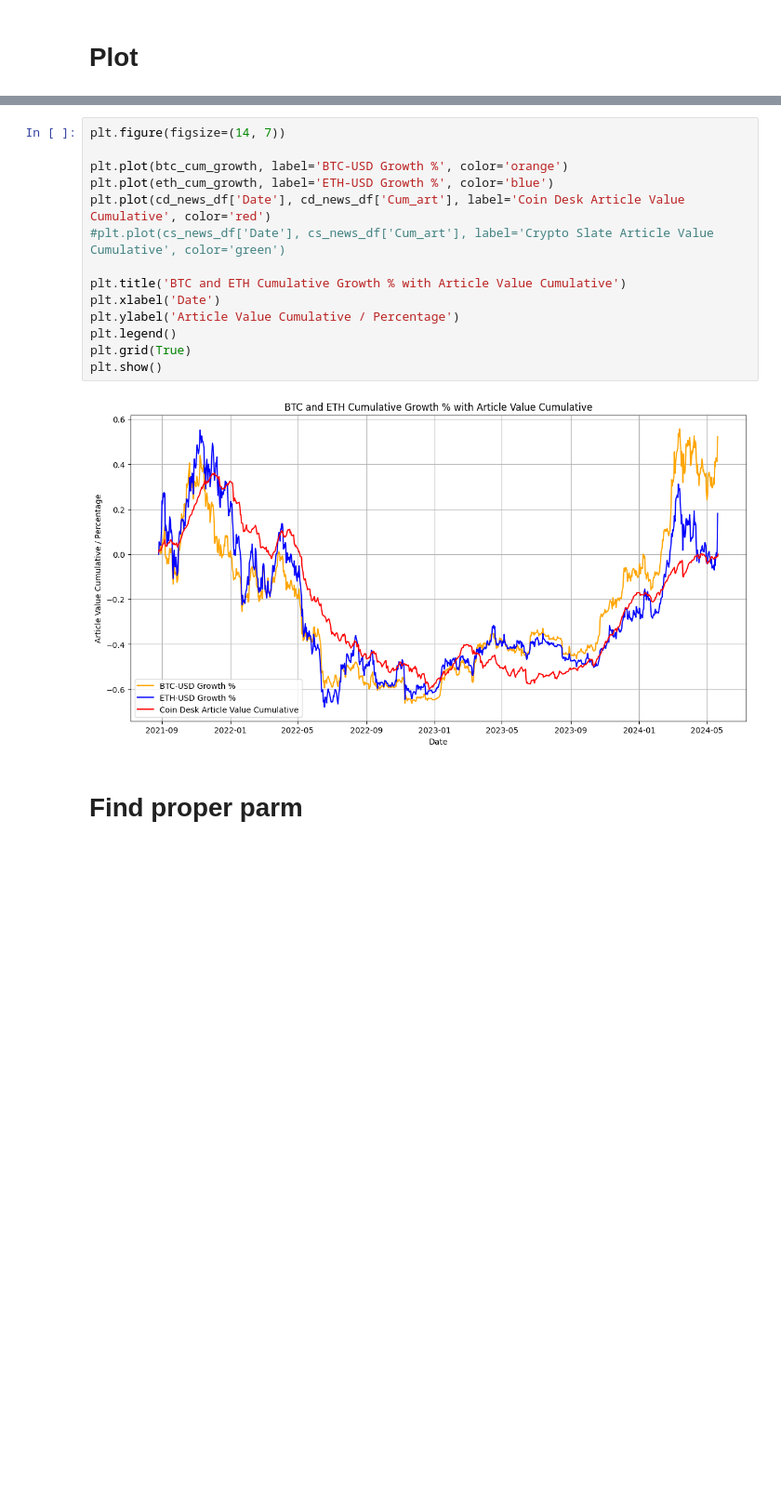
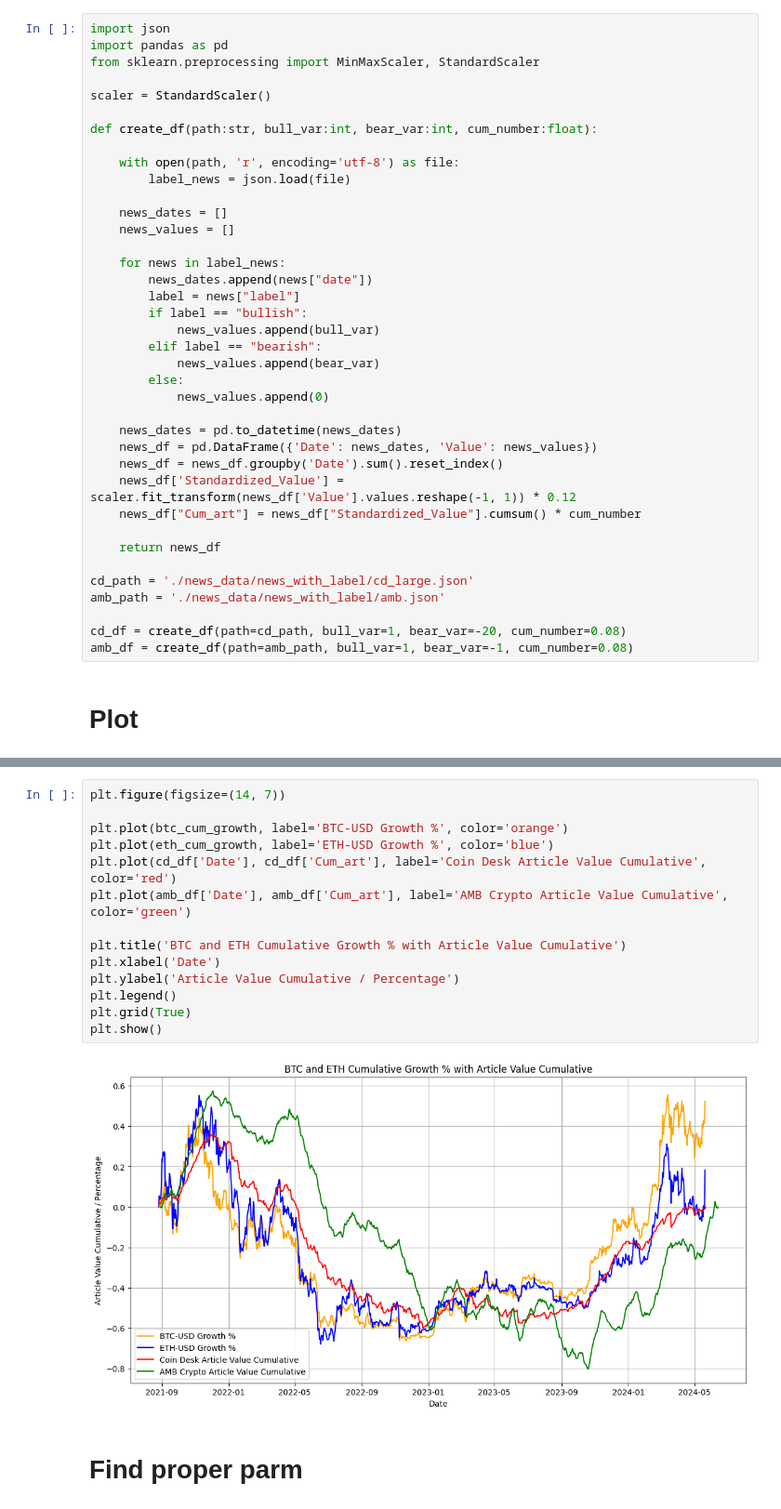
Before and after one commit to nuts-has-been-taken/Crypto-crawler, a Jupyter notebook: data_analysis.ipynb, the cells around one changed output, grey strips where cells are left out. Shown at 93% size. Drawn from its saved outputs; the diff is of its cells as text; blank space fills up the shorter version.

```diff
--- a/data_analysis.ipynb
+++ b/data_analysis.ipynb
@@ -82,3 +26,41 @@ cs_news_df["Cum_art"] = cs_news_df["Standardized_Value"].cumsum() * 0.03
+# %%
+import json
+import pandas as pd
+from sklearn.preprocessing import MinMaxScaler, StandardScaler
+
+scaler = StandardScaler()
+
+def create_df(path:str, bull_var:int, bear_var:int, cum_number:float):
+
+    with open(path, 'r', encoding='utf-8') as file:
+        label_news = json.load(file)
+
+    news_dates = []
+    news_values = []
+
+    for news in label_news:
+        news_dates.append(news["date"])
+        label = news["label"]
+        if label == "bullish":
+            news_values.append(bull_var)
+        elif label == "bearish":
+            news_values.append(bear_var)
+        else:
+            news_values.append(0)
+
+    news_dates = pd.to_datetime(news_dates)
+    news_df = pd.DataFrame({'Date': news_dates, 'Value': news_values})
+    news_df = news_df.groupby('Date').sum().reset_index()
+    news_df['Standardized_Value'] = scaler.fit_transform(news_df['Value'].values.reshape(-1, 1)) * 0.12
+    news_df["Cum_art"] = news_df["Standardized_Value"].cumsum() * cum_number
+
+    return news_df
+
+cd_path = './news_data/news_with_label/cd_large.json'
+amb_path = './news_data/news_with_label/amb.json'
+
+cd_df = create_df(path=cd_path, bull_var=1, bear_var=-20, cum_number=0.08)
+amb_df = create_df(path=amb_path, bull_var=1, bear_var=-1, cum_number=0.08)
 # %% [markdown]
 # Plot
 # %%
@@ -100,19 +82,19 @@ plt.show()
 # %%
 plt.figure(figsize=(14, 7))
 
 plt.plot(btc_cum_growth, label='BTC-USD Growth %', color='orange')
 plt.plot(eth_cum_growth, label='ETH-USD Growth %', color='blue')
-plt.plot(cd_news_df['Date'], cd_news_df['Cum_art'], label='Coin Desk Article Value Cumulative', color='red')
-#plt.plot(cs_news_df['Date'], cs_news_df['Cum_art'], label='Crypto Slate Article Value Cumulative', color='green')
+plt.plot(cd_df['Date'], cd_df['Cum_art'], label='Coin Desk Article Value Cumulative', color='red')
+plt.plot(amb_df['Date'], amb_df['Cum_art'], label='AMB Crypto Article Value Cumulative', color='green')
 
 plt.title('BTC and ETH Cumulative Growth % with Article Value Cumulative')
 plt.xlabel('Date')
 plt.ylabel('Article Value Cumulative / Percentage')
 plt.legend()
 plt.grid(True)
 plt.show()
 # %% [output]
-[figure, old version]
+[figure, new version]
 # %% [markdown]
 # Find proper parm
 # %%
```
Also changed, not shown: parts of 4 cells of this notebook, 4 other files.
